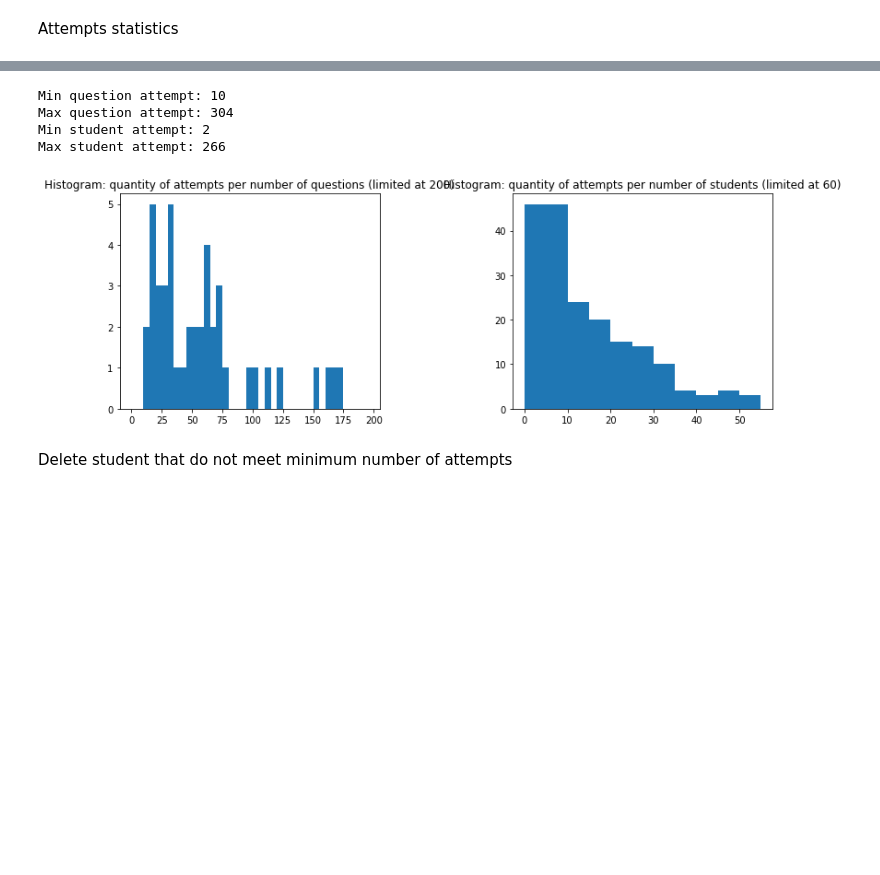
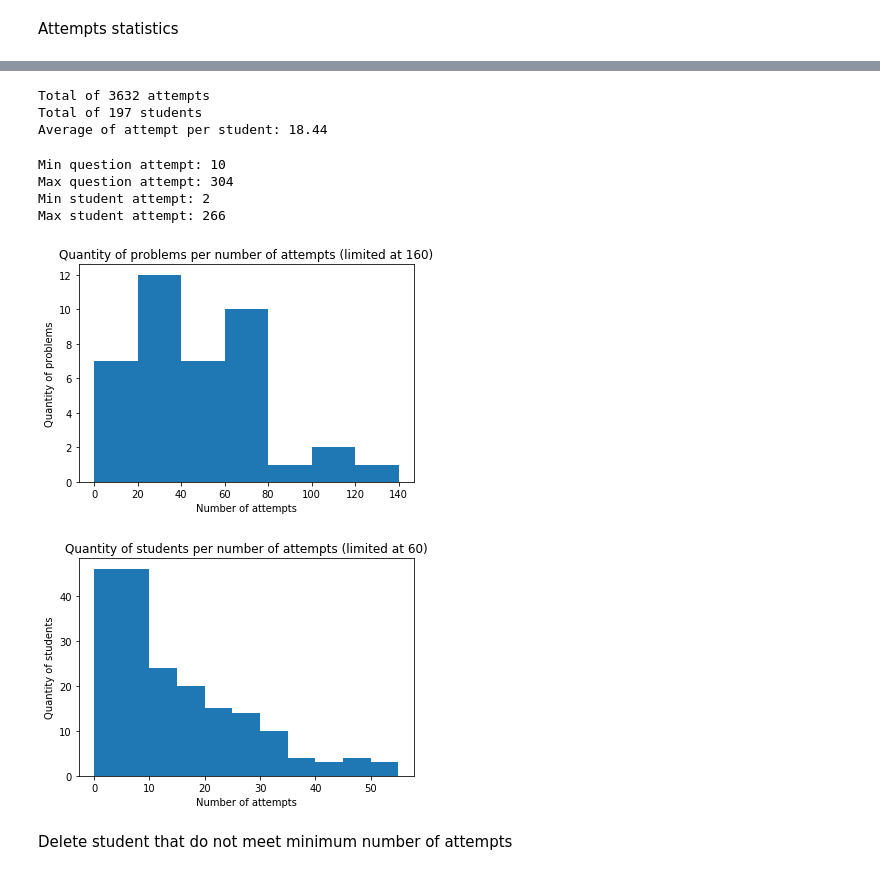
Before and after one commit to MachineTeachingEdu/machine-teaching, a Jupyter notebook: machineteaching/2020_02_19 - EDM 2020 - Creating dataset.ipynb, the cells around one changed output, grey strips where cells are left out. Saved outputs shown, nothing was run; the diff lists cells and outputs as text; code cells hidden in the pictures; blank space fills up the shorter version.

```diff
--- a/machineteaching/2020_02_19 - EDM 2020 - Creating dataset.ipynb
+++ b/machineteaching/2020_02_19 - EDM 2020 - Creating dataset.ipynb
@@ -199,13 +199,15 @@ users = UserLog.objects.filter(problem__in=problems).exclude(outcome='S').exclud
     "user__id", "problem_id", "attempt", "score"#"outcome", "timestamp"
 ).order_by("timestamp").filter(attempt=1).values_list('user_id', flat=True)
 
-data = UserLog.objects.filter(problem__in=problems).exclude(outcome='S').annotate(
+data_unordered = UserLog.objects.filter(problem__in=problems).exclude(outcome='S').annotate(
     attempt=Subquery(attempts, output_field=IntegerField())).annotate(
     score=Case(
         When(outcome='F', then=Value(0.1)),
         When(outcome='P', then=Value(1)),
         output_field=IntegerField())).values_list(
     "user__id", "problem_id", "attempt", "score", #"outcome", "timestamp"
-).order_by("timestamp").filter(user__in=users)
+).filter(user__in=users)
+
+data = data_unordered.order_by("timestamp")
 # %% [markdown]
 Attempts statistics
@@ -228,34 +214,68 @@ Wall time: 1.53 s
+# %%
+attempts_total = data.count()
+users_total = users.count()
+
+print("Total of %d attempts" % attempts_total)
+print("Total of %d students" % users_total)
+print("Average of attempt per student: %.2f" % (attempts_total/users_total))
+# %% [output]
+Total of 3632 attempts
+Total of 197 students
+Average of attempt per student: 18.44
 # %%
 attempts_per_question = defaultdict(int)
 attempts_per_student = defaultdict(int)
 for row in data:
     s_idx, q_idx, a_idx, outcome = row
     attempts_per_question[q_idx] += 1
     attempts_per_student[s_idx] += 1
 
 min_question_attempt = min(attempts_per_question.values())
 max_question_attempt = max(attempts_per_question.values())
 min_student_attempt = min(attempts_per_student.values())
 max_student_attempt = max(attempts_per_student.values())
 
 print("Min question attempt: %d" % min_question_attempt)
 print("Max question attempt: %d" % max_question_attempt)
 print("Min student attempt: %d" % min_student_attempt)
 print("Max student attempt: %d" % max_student_attempt)
 
-f, (ax1, ax2) = plt.subplots(1, 2, figsize=(12,4))
-ax1.hist(attempts_per_question.values(), bins=list(range(0,200,5)))
-ax1.set_title("Histogram: quantity of attempts per number of questions (limited at 200)")
-ax2.hist(attempts_per_student.values(), bins=list(range(0,60,5)))
-ax2.set_title("Histogram: quantity of attempts per number of students (limited at 60)")
-plt.tight_layout()
+# f, subs = plt.subplots(1, 2, figsize=(12,4))
+fig = plt.figure(figsize=(6,4))
+# bins_question = subs[0].hist(attempts_per_question.values(), bins=list(range(0,160, 20)))
+# subs[0].set_title("Quantity of problems per number of attempts (limited at 160)")
+# subs[0].set_xlabel("Number of attempts")
+# subs[0].set_ylabel("Quantity of problems")
+plt.hist(attempts_per_question.values(), bins=list(range(0,160, 20)))
+plt.title("Quantity of problems per number of attempts (limited at 160)")
+plt.xlabel("Number of attempts")
+plt.ylabel("Quantity of problems")
+plt.savefig('edm2020/attempts_problems.eps', format='eps')
+plt.savefig('edm2020/attempts_problems.png', format='png')
 plt.show()
+
+fig = plt.figure(figsize=(6,4))
+plt.hist(attempts_per_student.values(), bins=list(range(0,60,5)))
+plt.title("Quantity of students per number of attempts (limited at 60)")
+plt.xlabel("Number of attempts")
+plt.ylabel("Quantity of students")
+plt.savefig('edm2020/attempts_students.eps', format='eps')
+plt.savefig('edm2020/attempts_students.png', format='png')
+
+# bins_students = subs[1].hist(attempts_per_student.values(), bins=list(range(0,60,5)))
+# subs[1].set_title("Quantity of students per number of attempts (limited at 60)")
+# subs[1].set_xlabel("Number of attempts")
+# subs[1].set_ylabel("Quantity of students")
+# # subs[1][1].hist(attempts_per_student.values(), bins=list(range(60,400,5)))
+# plt.tight_layout()
+plt.show()
 # %% [output]
 Min question attempt: 10
 Max question attempt: 304
 Min student attempt: 2
 Max student attempt: 266
-[figure, old version]
+[figure, new version]
+[figure, added]
 # %% [markdown]
 Delete student that do not meet minimum number of attempts
 # %%
```
Also changed, not shown: parts of 3 cells of this notebook.
